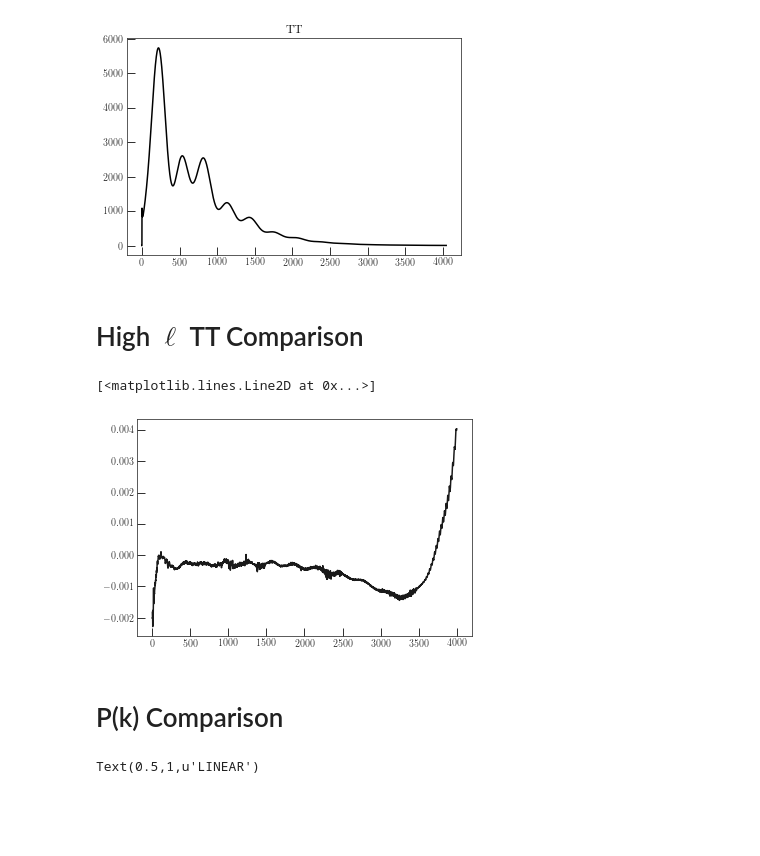
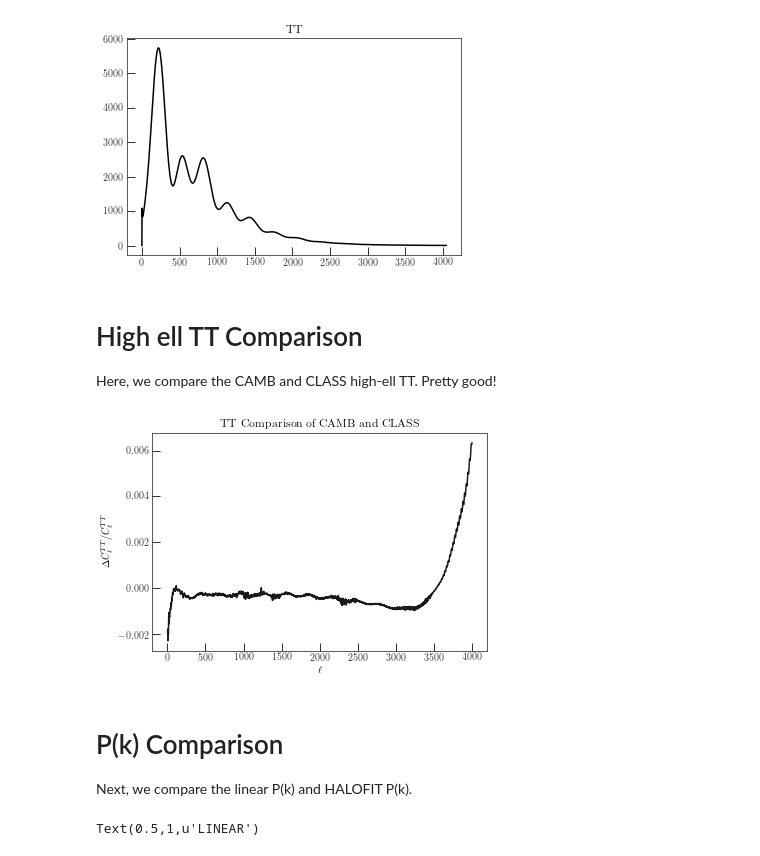
Before and after one commit to xzackli/Cosmology-Notebooks, a Jupyter notebook: CLASS vs. CAMB.ipynb, the cells around one changed output. Saved outputs shown, nothing was run; the diff lists cells and outputs as text; code cells hidden in the pictures; blank space fills up the shorter version.

```diff
--- a/CLASS vs. CAMB.ipynb
+++ b/CLASS vs. CAMB.ipynb
@@ -146,12 +154,16 @@ ttCLASS = cls['ell'] * (cls['ell']+1) * cls['tt'] * (1e6 * 2.7255)**2 / (2*np.pi
 # cosmo.struct_cleanup()
 # cosmo.empty()
 # %% [markdown]
-# High $\ell$ TT Comparison
+# High ell TT Comparison
+Here, we compare the CAMB and CLASS high-ell TT. Pretty good!
-# %%
-plt.plot( (ttCLASS[:4001]-ttCAMB[:4001]) / ttCAMB[:4001], '-'  )
-# %% [output]
-[<matplotlib.lines.Line2D at 0x...>]
-[figure, removed]
-# %% [markdown]
-# P(k) Comparison
+# %%
+plt.plot( (ttCLASS[:4001]-ttCAMB[:4001]) / ttCAMB[:4001], '-'  )
+plt.xlabel(r'$\ell$')
+plt.ylabel(r'$\Delta C_{\ell}^{TT} / C_{\ell}^{TT}$')
+plt.title('TT Comparison of CAMB and CLASS');
+# %% [output]
+[figure, added]
+# %% [markdown]
+# P(k) Comparison
+Next, we compare the linear P(k) and HALOFIT P(k).
 # %%
```
Also changed, not shown: parts of 4 cells of this notebook.
